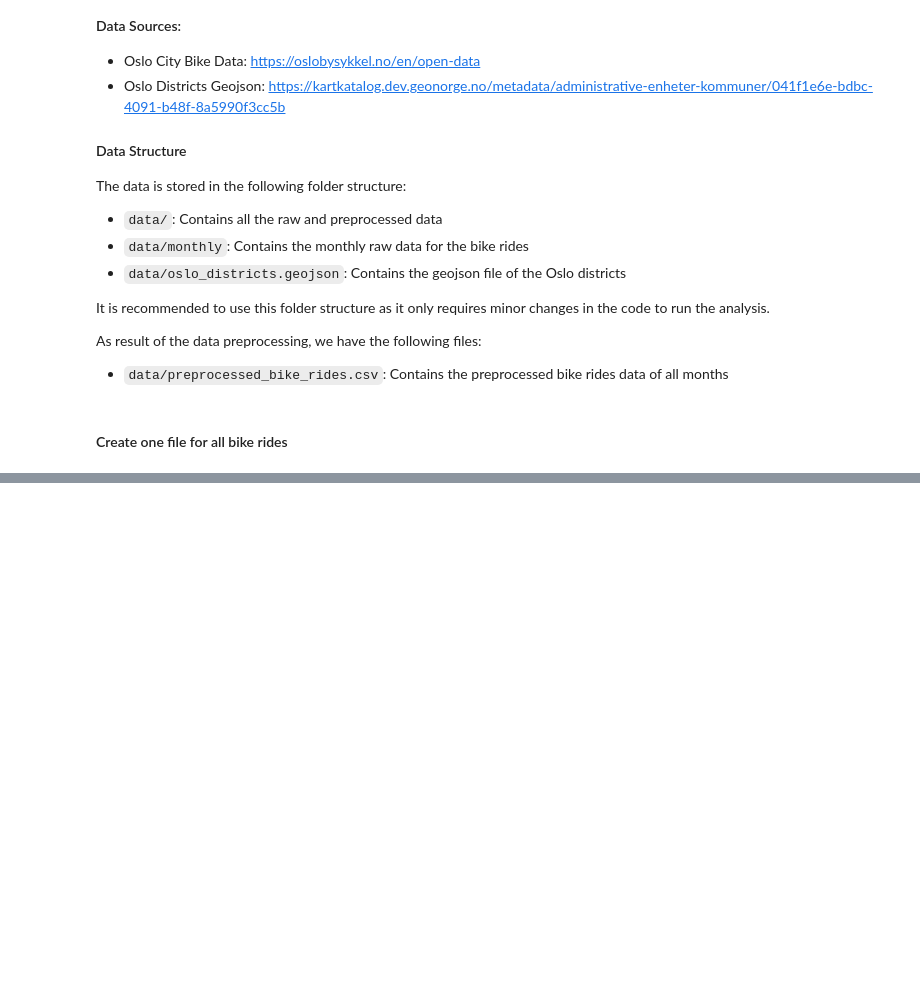
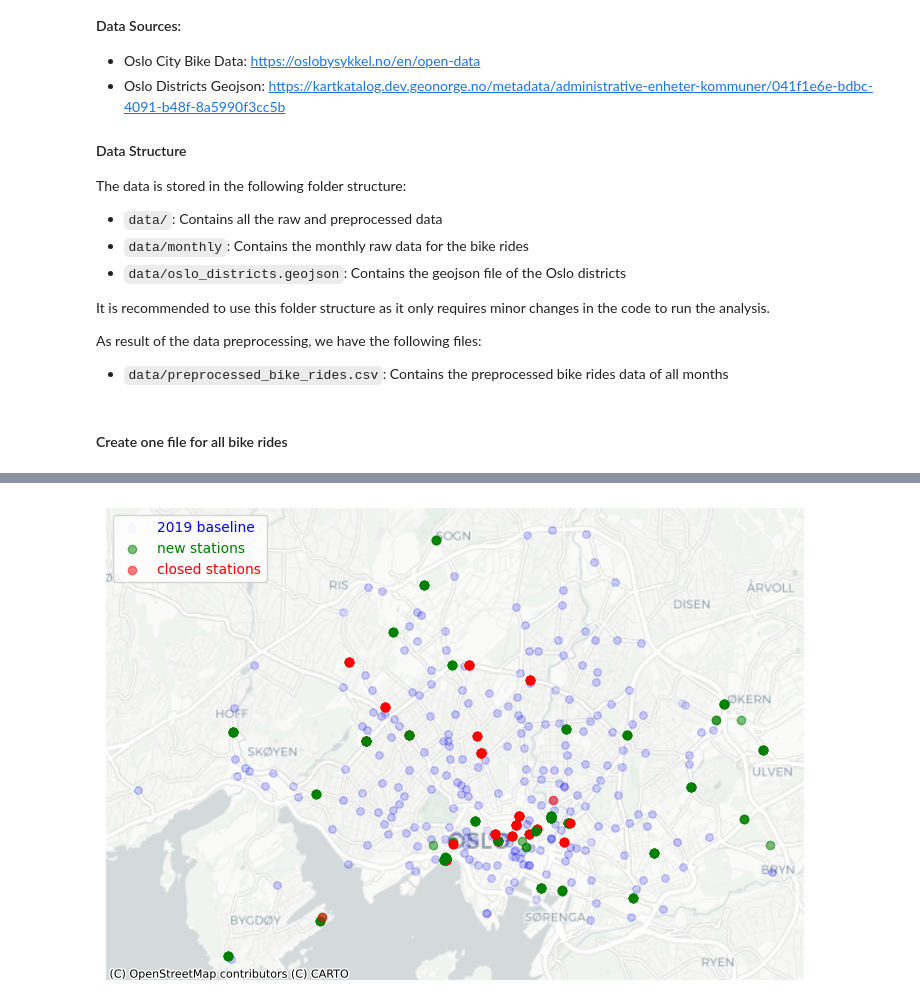
Before and after one commit to niclasclassen/oslo-city-bikes-network-flow-analysis, a Jupyter notebook: main.ipynb, the cells around one changed output, grey strips where cells are left out. Saved outputs shown, nothing was run; the diff lists cells and outputs as text; code cells hidden in the pictures; blank space fills up the shorter version.

```diff
--- a/main.ipynb
+++ b/main.ipynb
@@ -72,0 +274,11 @@ if dataframes:
+# %%
+# Split the stations GeoDataFrame by year
+gdf_stations_by_year = {}
+difference_stations_by_year = {}
+
+for year in range(19, 25):
+    gdf_stations_by_year[year] = gdf_stations[gdf_stations['year'] == year]
+
+    if year != 19:
+        difference_stations_by_year[f'{year - 1}_{year}'] = set(gdf_stations_by_year[year]['station_id'].unique()) - set(gdf_stations_by_year[year - 1]['station_id'].unique())
+        difference_stations_by_year[f'{year}_{year - 1}'] = set(gdf_stations_by_year[year - 1]['station_id'].unique()) - set(gdf_stations_by_year[year]['station_id'].unique())
@@ -72,0 +297,34 @@ if dataframes:
+# %%
+# Datasets with changes in stations from year to year
+stations_change_2019_2020_df = gdf_stations_by_year[20].loc[gdf_stations_by_year[20]['station_id'].isin(list(difference_stations_by_year['19_20']))]
+stations_change_2020_2019_df = gdf_stations_by_year[19].loc[gdf_stations_by_year[19]['station_id'].isin(list(difference_stations_by_year['20_19']))]
+
+stations_change_2020_2021_df = gdf_stations_by_year[21].loc[gdf_stations_by_year[21]['station_id'].isin(list(difference_stations_by_year['20_21']))]
+stations_change_2021_2020_df = gdf_stations_by_year[20].loc[gdf_stations_by_year[20]['station_id'].isin(list(difference_stations_by_year['21_20']))]
+
+stations_change_2021_2022_df = gdf_stations_by_year[22].loc[gdf_stations_by_year[22]['station_id'].isin(list(difference_stations_by_year['21_22']))]
+stations_change_2022_2021_df = gdf_stations_by_year[21].loc[gdf_stations_by_year[21]['station_id'].isin(list(difference_stations_by_year['22_21']))]
+
+stations_change_2022_2023_df = gdf_stations_by_year[23].loc[gdf_stations_by_year[23]['station_id'].isin(list(difference_stations_by_year['22_23']))]
+stations_change_2023_2022_df = gdf_stations_by_year[22].loc[gdf_stations_by_year[22]['station_id'].isin(list(difference_stations_by_year['23_22']))]
+
+stations_change_2023_2024_df = gdf_stations_by_year[24].loc[gdf_stations_by_year[24]['station_id'].isin(list(difference_stations_by_year['23_24']))]
+stations_change_2024_2023_df = gdf_stations_by_year[23].loc[gdf_stations_by_year[23]['station_id'].isin(list(difference_stations_by_year['24_23']))]
+# %%
+f, ax = plt.subplots(1, figsize=(9, 9))
+gdf_stations_by_year[19].plot(alpha=0.02, ax=ax, color='blue', markersize=30, label='2019 baseline')
+stations_change_2019_2020_df.plot(alpha=0.5, ax=ax, color='green')
+stations_change_2020_2019_df.plot(alpha=0.5, ax=ax, color='red')
+stations_change_2020_2021_df.plot(alpha=0.5, ax=ax, color='green')
+stations_change_2021_2020_df.plot(alpha=0.5, ax=ax, color='red')
+stations_change_2021_2022_df.plot(alpha=0.5, ax=ax, color='green')
+stations_change_2022_2021_df.plot(alpha=0.5, ax=ax, color='red')
+stations_change_2022_2023_df.plot(alpha=0.5, ax=ax, color='green')
+stations_change_2023_2022_df.plot(alpha=0.5, ax=ax, color='red')
+stations_change_2023_2024_df.plot(alpha=0.5, ax=ax, color='green', label='new stations')
+stations_change_2024_2023_df.plot(alpha=0.5, ax=ax, color='red', label='closed stations')
+ax.set_axis_off()
+plt.legend(labelcolor= ['blue','green', 'red'],loc='upper left')
+cx.add_basemap(ax, crs=gdf_stations_by_year[19].crs, source=cx.providers.CartoDB.Positron)
+# %% [output]
+[figure, added]
```
Also changed, not shown: parts of 17 cells of this notebook.
